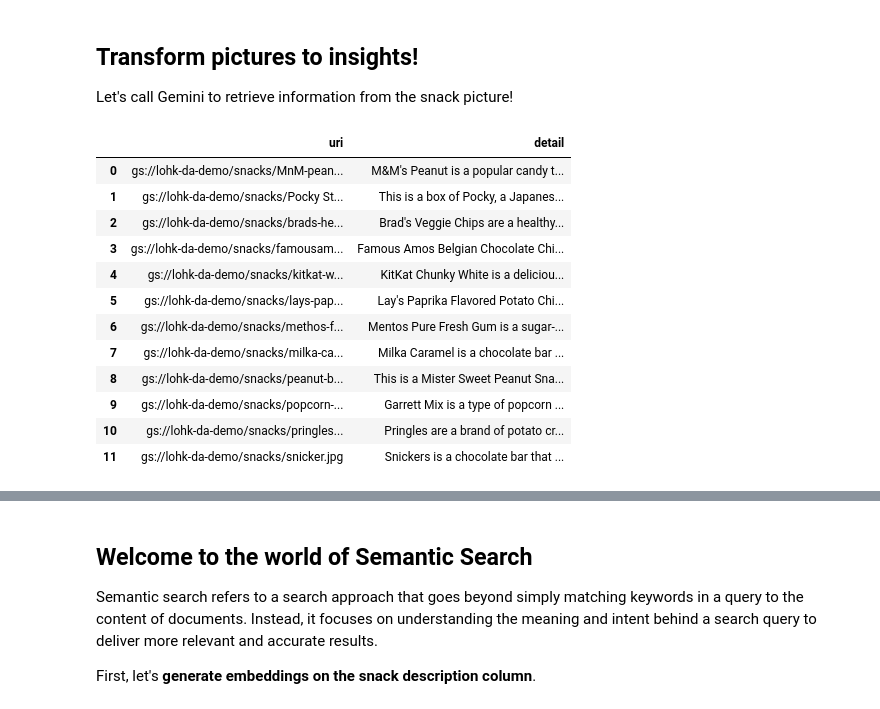
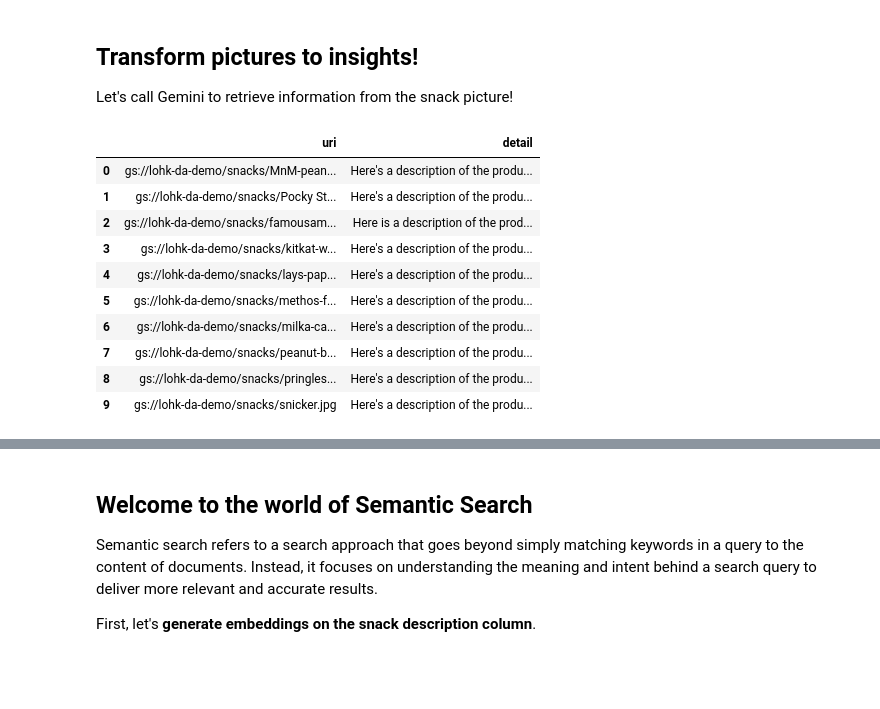
Before and after one commit to steveloh/demo, a Jupyter notebook: bigquery/gemini/Demo - Building a Snack Specialist Store in minutes.ipynb, the cells around one changed output, grey strips where cells are left out. Cells and saved outputs as stored; diff of their text form; code cells hidden in the pictures; blank space fills up the shorter version.

```diff
--- a/bigquery/gemini/Demo - Building a Snack Specialist Store in minutes.ipynb
+++ b/bigquery/gemini/Demo - Building a Snack Specialist Store in minutes.ipynb
@@ -125,33 +128,31 @@ Let's call Gemini to retrieve information from the snack picture!
 # %%
 # generate description for the object, with LLM settings
 
 %%bigquery
 SELECT
    uri,
    ml_generate_text_llm_result as detail
  FROM
    ML.GENERATE_TEXT(
-     MODEL `snack_specialist.gemini_pro_vision_model`,
+     MODEL `snack_specialist.gemini_flash_model`,
      TABLE `snack_specialist.snack_object_table`,
      STRUCT(
-       'You are a world-renowned snack expert. You possess encyclopedic knowledge about all types of snacks, from savory chips and crackers to sweet candies and cookies, to healthy fruits and vegetables, and everything in between. You are also deeply familiar with global snack cultures and regional specialties. Your primary goal is to assist users in their snack-related inquiries. Please provide all high level description for the following product.' AS prompt,
+       'You are a world-renowned snack expert and you possess encyclopedic knowledge about all types of snacks. Please provide description for the following product.' AS prompt,
        0.8 AS temperature,
        500 AS max_output_tokens,
        0.5 AS top_p,
        30 AS top_k,
        TRUE AS flatten_json_output));
 # %% [output]
 |  | uri | detail |
-| 0 | gs://lohk-da-demo/snacks/MnM-pean... | M&M's Peanut is a popular candy t... |
-| 1 | gs://lohk-da-demo/snacks/Pocky St... | This is a box of Pocky, a Japanes... |
-| 2 | gs://lohk-da-demo/snacks/brads-he... | Brad's Veggie Chips are a healthy... |
-| 3 | gs://lohk-da-demo/snacks/famousam... | Famous Amos Belgian Chocolate Chi... |
-| 4 | gs://lohk-da-demo/snacks/kitkat-w... | KitKat Chunky White is a deliciou... |
-| 5 | gs://lohk-da-demo/snacks/lays-pap... | Lay's Paprika Flavored Potato Chi... |
-| 6 | gs://lohk-da-demo/snacks/methos-f... | Mentos Pure Fresh Gum is a sugar-... |
-| 7 | gs://lohk-da-demo/snacks/milka-ca... | Milka Caramel is a chocolate bar ... |
-| 8 | gs://lohk-da-demo/snacks/peanut-b... | This is a Mister Sweet Peanut Sna... |
-| 9 | gs://lohk-da-demo/snacks/popcorn-... | Garrett Mix is a type of popcorn ... |
-| 10 | gs://lohk-da-demo/snacks/pringles... | Pringles are a brand of potato cr... |
-| 11 | gs://lohk-da-demo/snacks/snicker.jpg | Snickers is a chocolate bar that ... |
+| 0 | gs://lohk-da-demo/snacks/MnM-pean... | Here's a description of the produ... |
+| 1 | gs://lohk-da-demo/snacks/Pocky St... | Here's a description of the produ... |
+| 2 | gs://lohk-da-demo/snacks/famousam... | Here is a description of the prod... |
+| 3 | gs://lohk-da-demo/snacks/kitkat-w... | Here's a description of the produ... |
+| 4 | gs://lohk-da-demo/snacks/lays-pap... | Here's a description of the produ... |
+| 5 | gs://lohk-da-demo/snacks/methos-f... | Here's a description of the produ... |
+| 6 | gs://lohk-da-demo/snacks/milka-ca... | Here's a description of the produ... |
+| 7 | gs://lohk-da-demo/snacks/peanut-b... | Here's a description of the produ... |
+| 8 | gs://lohk-da-demo/snacks/pringles... | Here's a description of the produ... |
+| 9 | gs://lohk-da-demo/snacks/snicker.jpg | Here's a description of the produ... |
 # %% [markdown]
```
Also changed, not shown: parts of 20 cells of this notebook, 3 other files.
